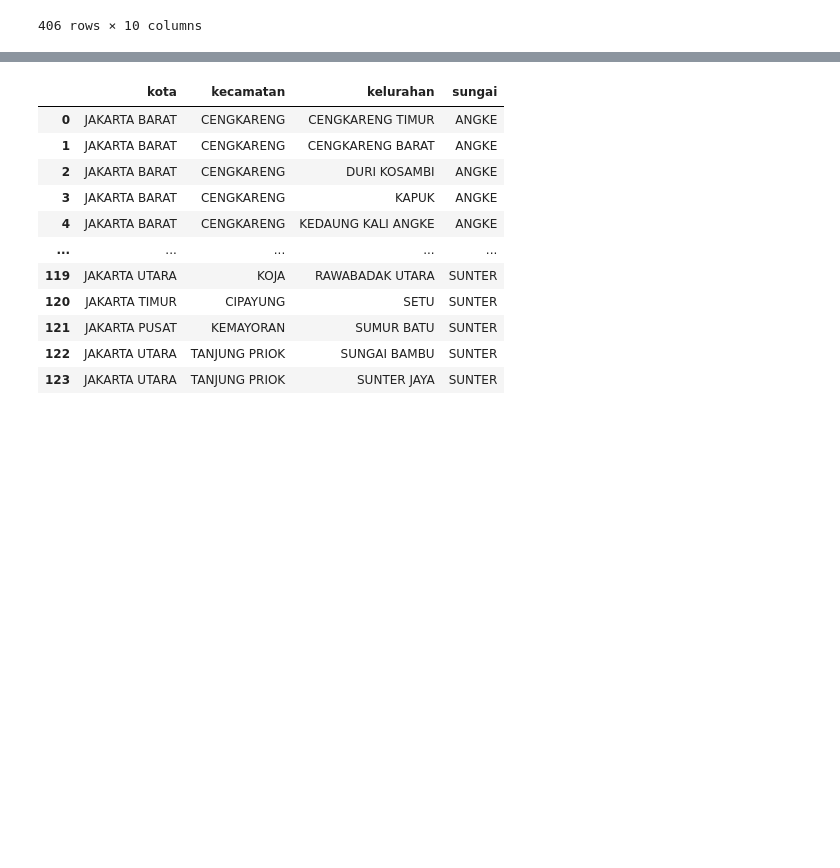
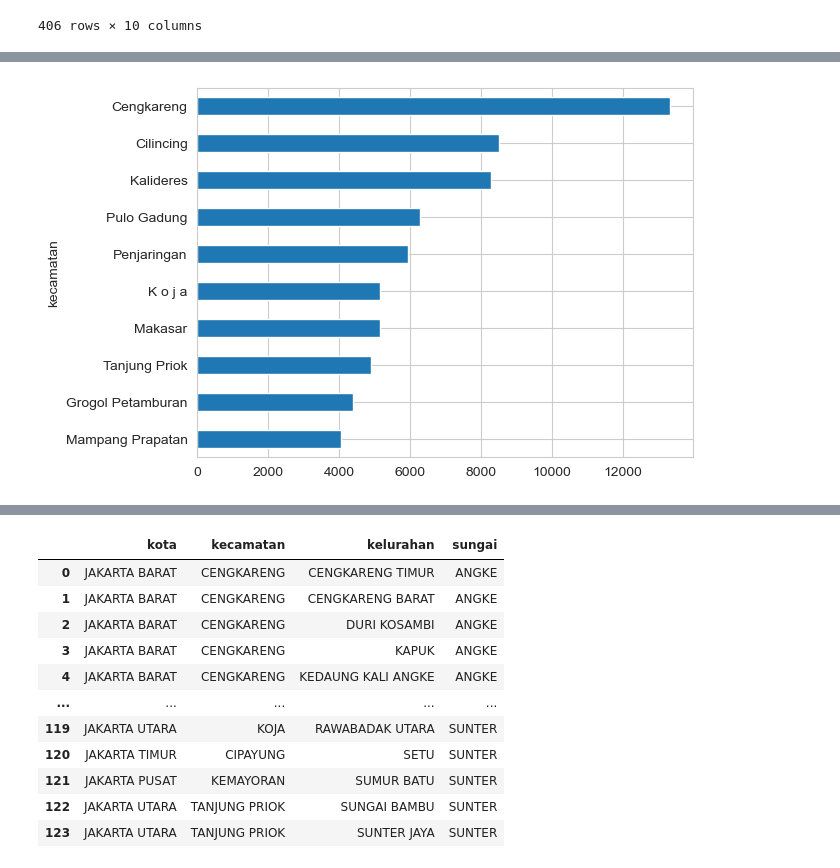
Before and after one commit to nurrizkyimani/flood-jsc-yli, a Jupyter notebook: jsc-data-analysis.ipynb, the cells around one changed output, grey strips where cells are left out. Saved outputs shown, nothing was run; the diff lists cells and outputs as text; code cells hidden in the pictures; blank space fills up the shorter version.

```diff
--- a/jsc-data-analysis.ipynb
+++ b/jsc-data-analysis.ipynb
@@ -1115,0 +1318,8 @@ data
+# %%
+# data_sekolah_select = data_sekolah_rawan_clean.loc[data_sekolah_rawan_clean['kelurahan'].isin(data_sekolah_rawan_kelurahan.index)]
+# data_sekolah_select_mean = data_sekolah_select.groupby(['kelurahan'])['jumlah_siswa'].mean().nlargest(10)
+
+data_sekolah_rawan_kelurahan = data_sekolah_rawan_clean.groupby(['kecamatan'])['jumlah_siswa'].sum().nlargest(10).sort_values(ascending=True)
+ax = data_sekolah_rawan_kelurahan.plot.barh(x='jumlah_siswa', y='kecamatan')
+# %% [output]
+[figure, added]
```
Also changed, not shown: parts of 49 cells of this notebook.
